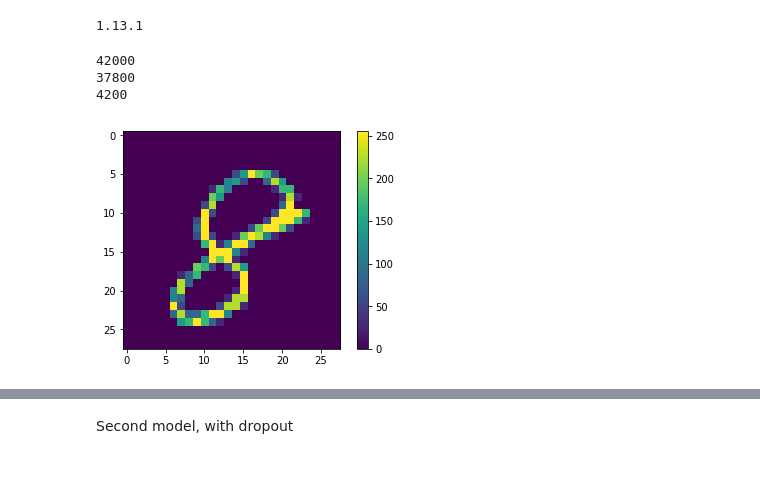
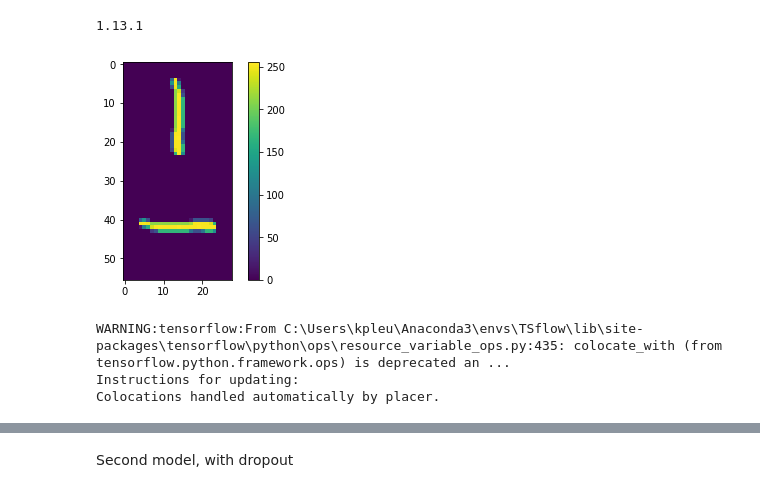
Before and after one commit to Pat819/Kaggle_Digit_Recognizer, a Jupyter notebook: main.ipynb, the cells around one changed output, grey strips where cells are left out. Cells and saved outputs as stored; diff of their text form; code cells hidden in the pictures.

```diff
--- a/main.ipynb
+++ b/main.ipynb
@@ -39,21 +39,18 @@ random_seed = 2
 train_images, test_images, train_labels,  test_labels = train_test_split(data_images, data_labels, test_size = 0.10, random_state=random_seed)
 train_labels=np.asarray(train_labels)
 test_labels=np.asarray(test_labels)
+# %%
+extended_data_images=np.zeros((42000, 56 ,28))
+# %%
+for i in range(len(data_labels)-1):
+    extended_data_images[i]=np.concatenate((data_images[i],np.transpose(data_images[i])),axis=0)
 # %%
 class_names = ['0', '1', '2', '3', '4', '5', '6', '7', '8', '9']
-# %%
-print(len(data_labels))
-print(len(train_labels))
-print(len(test_labels))
-# %% [output]
-42000
-37800
-4200
 # %%
 plt.figure()
-plt.imshow(train_images[0])
+plt.imshow(extended_data_images[1000])
 plt.colorbar()
 plt.grid(False)
 plt.show()
 # %% [output]
-[figure, old version]
+[figure, new version]
@@ -63,10 +65,14 @@ train_images = train_images / 255.0
 test_images = test_images / 255.0
 # %%
 model = keras.Sequential([
-    keras.layers.Flatten(input_shape=(28, 28)),
+    keras.layers.Flatten(input_shape=(56, 28)),
     keras.layers.Dense(128, activation=tf.nn.relu),
     keras.layers.Dense(10, activation=tf.nn.softmax)
 ])
+# %% [output]
+WARNING:tensorflow:From C:\Users\kpleu\Anaconda3\envs\TSflow\lib\site-packages\tensorflow\python\ops\resource_variable_ops.py:435: colocate_with (from tensorflow.python.framework.ops) is deprecated an ...
+Instructions for updating:
+Colocations handled automatically by placer.
 # %%
 model.compile(optimizer='adam',
               loss='sparse_categorical_crossentropy',
```
Also changed, not shown: parts of 4 cells of this notebook, 1 other file.
